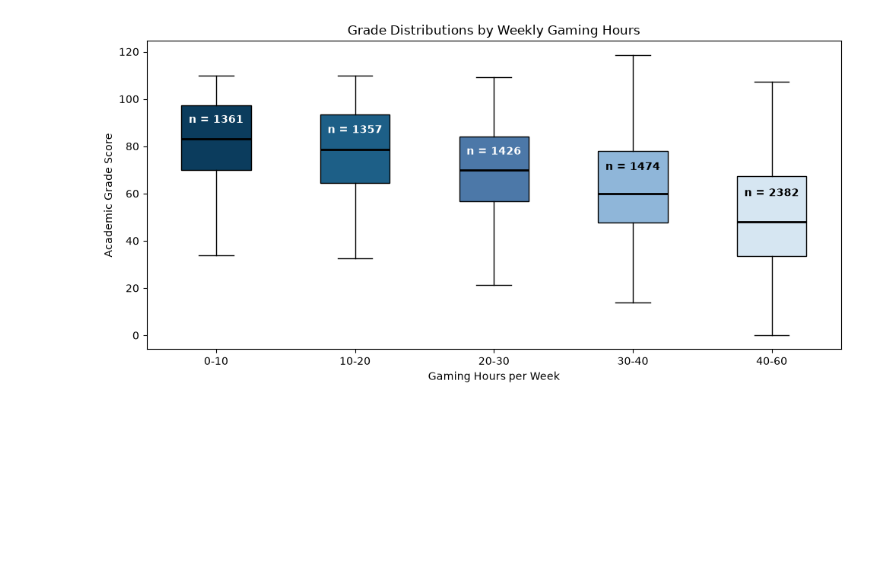
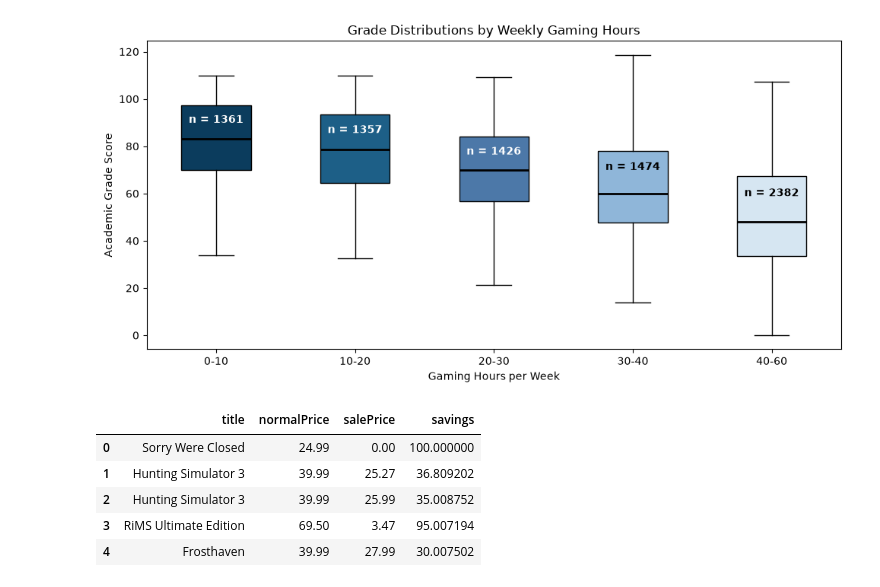
Before and after one commit to VetleBersaas/Gaming-Grades-Gig, a Jupyter notebook: gaming_grades.ipynb, the cells around one changed output. Cells and saved outputs as stored; diff of their text form; code cells hidden in the pictures; blank space fills up the shorter version.

```diff
--- a/gaming_grades.ipynb
+++ b/gaming_grades.ipynb
@@ -181,0 +167,26 @@ plt.show()
+# %%
+# Retrieve the library to make requests to the CheapShark API
+import requests
+
+# The address for the CheapShark API
+url = "https://www.cheapshark.com/api/1.0/deals"
+
+# Now we request the selection of games we want to analyze.
+params = { "pageSize": 20, "sortby": "Savings", "onsale": "1" }
+
+# Now we retrieve the data
+response = requests.get(url, params=params, headers={"User-Agent": "GamingGradesCourseProject/1.0"}, timeout=20)
+response.raise_for_status()  # Raise an error if the request was unsuccessful
+
+# Now I convert the API response to a pandas dataframe for easier analysis and visualization.
+deals = pd.DataFrame(response.json())
+
+# Now I display some of the relevant columns
+deals[["title", "normalPrice", "salePrice", "savings"]].head()
+# %% [output]
+|  | title | normalPrice | salePrice | savings |
+| 0 | Sorry Were Closed | 24.99 | 0.00 | 100.000000 |
+| 1 | Hunting Simulator 3 | 39.99 | 25.27 | 36.809202 |
+| 2 | Hunting Simulator 3 | 39.99 | 25.99 | 35.008752 |
+| 3 | RiMS Ultimate Edition | 69.50 | 3.47 | 95.007194 |
+| 4 | Frosthaven | 39.99 | 27.99 | 30.007502 |
```
Also changed, not shown: parts of 4 cells of this notebook.
